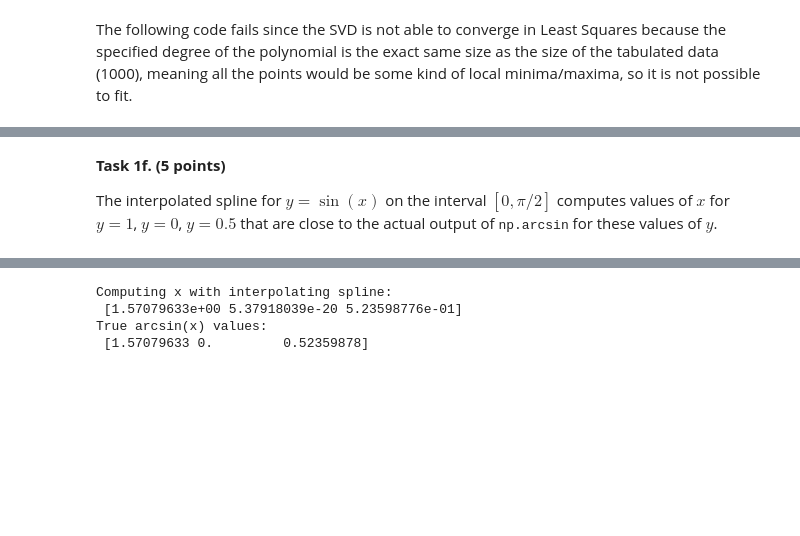
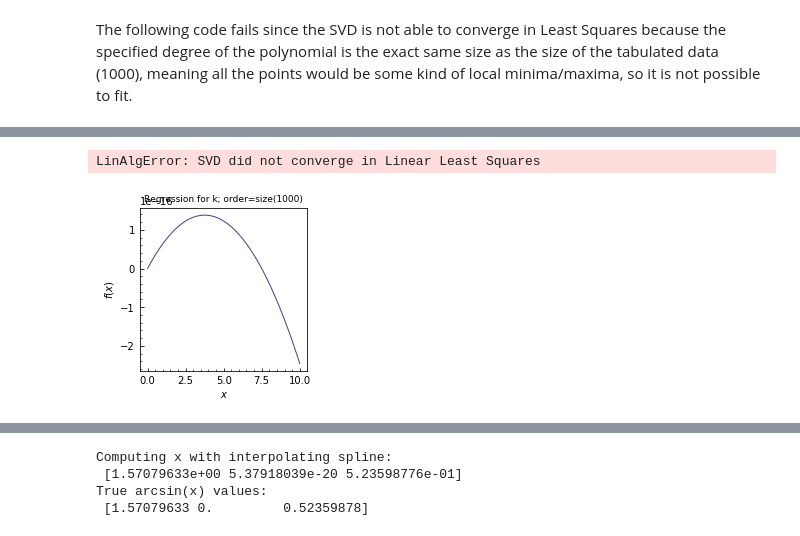
Before and after one commit to tiffanyz13/a211w20, a Jupyter notebook: hw02_tiffany.ipynb, the cells around one changed output, grey strips where cells are left out. Cells and saved outputs as stored; diff of their text form; code cells hidden in the pictures; blank space fills up the shorter version.

```diff
--- a/hw02_tiffany.ipynb
+++ b/hw02_tiffany.ipynb
@@ -194,7 +144,2 @@ NameError: name 'lkt' is not defined
 # %% [markdown]
 The following code fails since the SVD is not able to converge in Least Squares because the specified degree of the polynomial is the exact same size as the size of the tabulated data (1000), meaning all the points would be some kind of local minima/maxima, so it is not possible to fit.
-# %%
-#attempt poly_approx for training: lk, tabulated: lPk, test: kt
-nkt = 1000
-kt = np.linspace(k.min(), k.max(), nkt)
-poly_int, a_int = poly_approx(lk, lPk, kt, method='regression', poly_order=np.size(kt))
@@ -558,4 +146,12 @@ plot_line_points(lkt, dspl(lkt), xlabel=r'$\log_{10} k$',
-# %% [markdown]
-**Task 1f. (5 points)**
-
-The interpolated spline for $y=\sin(x)$ on the interval $[0,\pi/2]$ computes values of $x$ for $y=1$, $y=0$, $y=0.5$ that are close to the actual output of <tt>np.arcsin</tt> for these values of $y$.
+# %%
+#attempt poly_approx for training: lk, tabulated: lPk, test: kt
+poly_int, a_int = poly_approx(lk, lPk, kt, method='regression',
+                              poly_order=np.size(kt))
+print(a_int, np.size(a_int))
+# %% [output]
+LinAlgError: SVD did not converge in Linear Least Squares
+# %%
+plot_line_points(kt, poly_int, xlabel=r'$x$', ylabel=r'$f(x)$', figsize=3,
+                plot_title="Regression for k; order=size(1000)")
+# %% [output]
+[figure, added]
```
Also changed, not shown: parts of 85 cells of this notebook.
